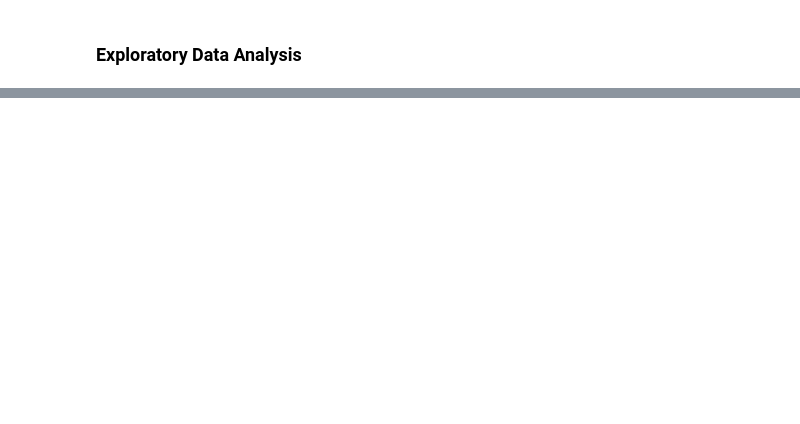
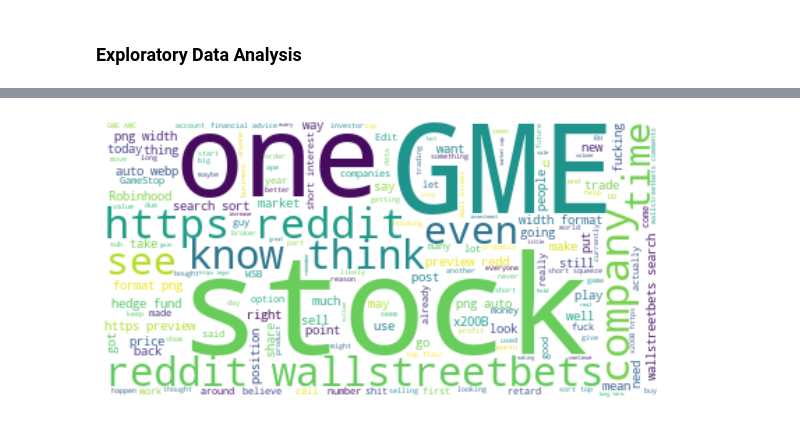
Before and after one commit to abhijoshi2000/r-wallstreebets-sentiment-analysis, a Jupyter notebook: code/rwsbets-sentiment-analysis.ipynb, the cells around one changed output, grey strips where cells are left out. Cells and saved outputs as stored; diff of their text form; code cells hidden in the pictures; blank space fills up the shorter version.

```diff
--- a/code/rwsbets-sentiment-analysis.ipynb
+++ b/code/rwsbets-sentiment-analysis.ipynb
@@ -162,11 +240,15 @@ print ("There are {} words in the combination of all posts and titles on r/wsbet
 # %%
 # Create stopword list
-
+stopwords = set(STOPWORDS)
+stopwords.update(nltk.corpus.stopwords.words('english'))
 
 # Generate a word cloud image
 wordcloud = WordCloud(stopwords=stopwords, background_color="white").generate(text)
 
 # Display the generated image
+plt.figure(figsize=(10,6))
 plt.imshow(wordcloud, interpolation='bilinear')
 plt.axis("off")
 plt.show()
+# %% [output]
+[figure, added]
```
Also changed, not shown: parts of 16 cells of this notebook, 45 other files.
